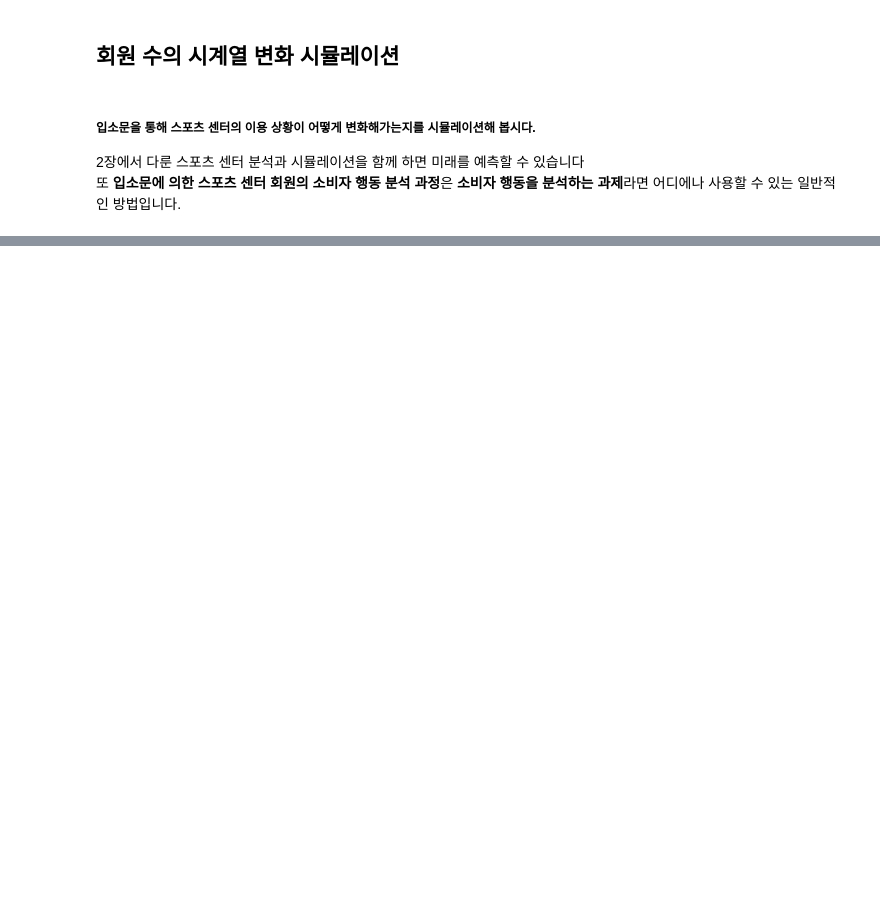
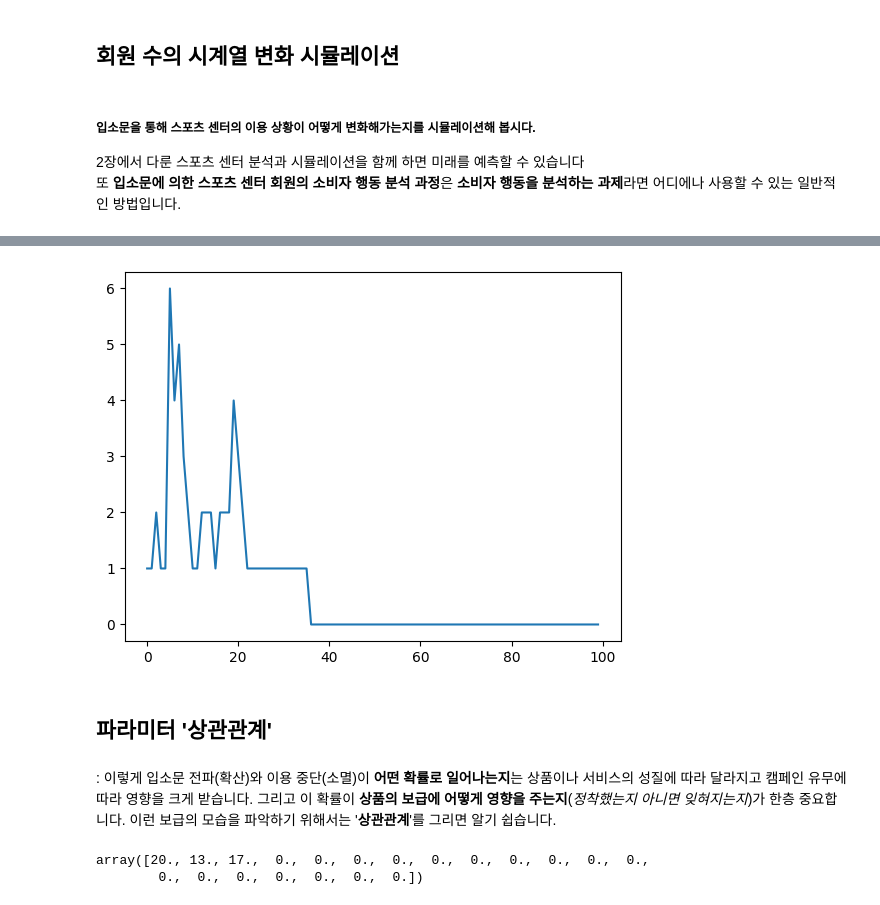
Before and after one commit to gmlwlswls/study_DataTechniques, a Jupyter notebook: 04. Numerical Simulation/Simulation.ipynb, the cells around one changed output, grey strips where cells are left out. Drawn from its saved outputs; the diff is of its cells as text; code cells hidden in the pictures; blank space fills up the shorter version.

```diff
--- a/04. Numerical Simulation/Simulation.ipynb
+++ b/04. Numerical Simulation/Simulation.ipynb
@@ -354,0 +407,33 @@ plt.show()
+# %%
+# 소멸의 확률을 조금 늘리면 이용자가 줄어드는 모습을 확인할 수 있습니다.
+
+percent_disappearance = 0.2
+list_activated = np.zeros(num)
+list_activated[0] = 1
+
+list_timeSeries = []
+for t in range(t_period) :
+  list_activated = simulation_membership_percolation(num, list_activated, df_links, percent_percolation, percent_disappearance)
+  list_timeSeries.append(list_activated.copy())
+
+list_timeSeries_num = []
+for i in range(len(list_timeSeries)) :
+  list_timeSeries_num.append(list_timeSeries[i].sum())
+
+plt.plot(list_timeSeries_num)
+plt.show()
+
+# 반복해서 실행해보면 처음부터 전파 효과보다 소실 효과가 커서 0으로 수렴하기도 하고
+# 전파가 더 진행되었다가 0으로 수렴하기도 함
+# 현 그래프는 소실될 확률을 20%로 했을때 40개월이면 이용자가 없어짐
+# %% [output]
+[figure, added]
+# %% [markdown]
+## 파라미터 '상관관계'
+# %% [markdown]
+: 이렇게 입소문 전파(확산)와 이용 중단(소멸)이 **어떤 확률로 일어나는지**는 상품이나 서비스의 성질에 따라 달라지고 캠페인 유무에 따라 영향을 크게 받습니다. 그리고 이 확률이 **상품의 보급에 어떻게 영향을 주는지**(*정착했는지 아니면 잊혀지는지*)가 한층 중요합니다. 이런 보급의 모습을 파악하기 위해서는 '**상관관계**'를 그리면 알기 쉽습니다.
+# %%
+phaseDiagram[19]
+# %% [output]
+array([20., 13., 17.,  0.,  0.,  0.,  0.,  0.,  0.,  0.,  0.,  0.,  0.,
+        0.,  0.,  0.,  0.,  0.,  0.,  0.])
```
Also changed, not shown: parts of 12 cells of this notebook.
